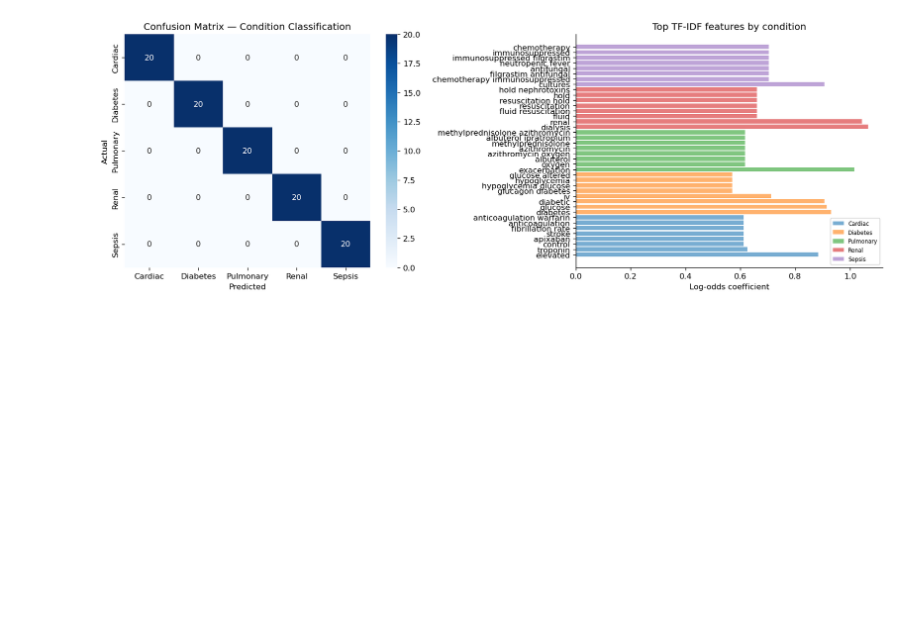
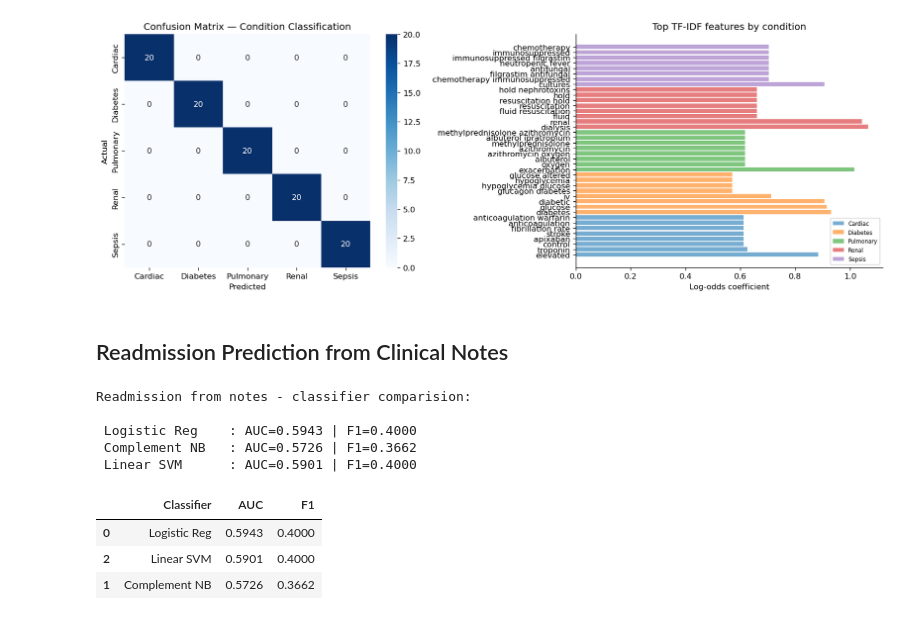
Before and after one commit to Sravanigangul/healthcare-clinical-nlp, a Jupyter notebook: notebooks/Clinical Text Classification.ipynb, the cells around one changed output. Saved outputs shown, nothing was run; the diff lists cells and outputs as text; code cells hidden in the pictures; blank space fills up the shorter version.

```diff
--- a/notebooks/Clinical Text Classification.ipynb
+++ b/notebooks/Clinical Text Classification.ipynb
@@ -191,3 +191,38 @@ Condition Classification Report
    macro avg       1.00      1.00      1.00       100
 weighted avg       1.00      1.00      1.00       100
 [figure]
+# %% [markdown]
+## Readmission Prediction from Clinical Notes
+# %%
+vect_re = TfidfVectorizer(stop_words=CLINICAL_STOP_WORDS, ngram_range=(1,2), max_features=5000, sublinear_tf=True)
+Xtr_t = vect_re.fit_transform(X_tr); Xte_t = vect_re.transform(X_te)
+
+classifiers = {
+    "Logistic Reg" :
+ LogisticRegression(C=1,max_iter=1000,class_weight="balanced",random_state=42),
+    "Complement NB" : ComplementNB(),
+    "Linear SVM"    : LinearSVC(C=1,class_weight="balanced",random_state=42,max_iter=2000),
+}
+print("Readmission from notes - classifier comparision:\n")
+re_result = []
+for name, clf_re in classifiers.items():
+    clf_re.fit(Xtr_t, yr_tr)
+    if hasattr(clf_re, "predict_proba"):
+        proba = clf_re.predict_proba(Xte_t)[:,1]
+    else:
+        proba = clf_re.decision_function(Xte_t)
+    auc = roc_auc_score(yr_te, proba)
+    f1 = f1_score(yr_te, clf_re.predict(Xte_t))
+    re_result.append({"Classifier":name, "AUC": round(auc,4), "F1": round(f1,4)})
+    print(f" {name:16s}: AUC={auc:.4f} | F1={f1:.4f}")
+display(pd.DataFrame(re_result).sort_values("AUC", ascending=False))
+# %% [output]
+Readmission from notes - classifier comparision:
+
+ Logistic Reg    : AUC=0.5943 | F1=0.4000
+ Complement NB   : AUC=0.5726 | F1=0.3662
+ Linear SVM      : AUC=0.5901 | F1=0.4000
+|  | Classifier | AUC | F1 |
+| 0 | Logistic Reg | 0.5943 | 0.4000 |
+| 2 | Linear SVM | 0.5901 | 0.4000 |
+| 1 | Complement NB | 0.5726 | 0.3662 |
```
Also changed, not shown: parts of 5 cells of this notebook.
